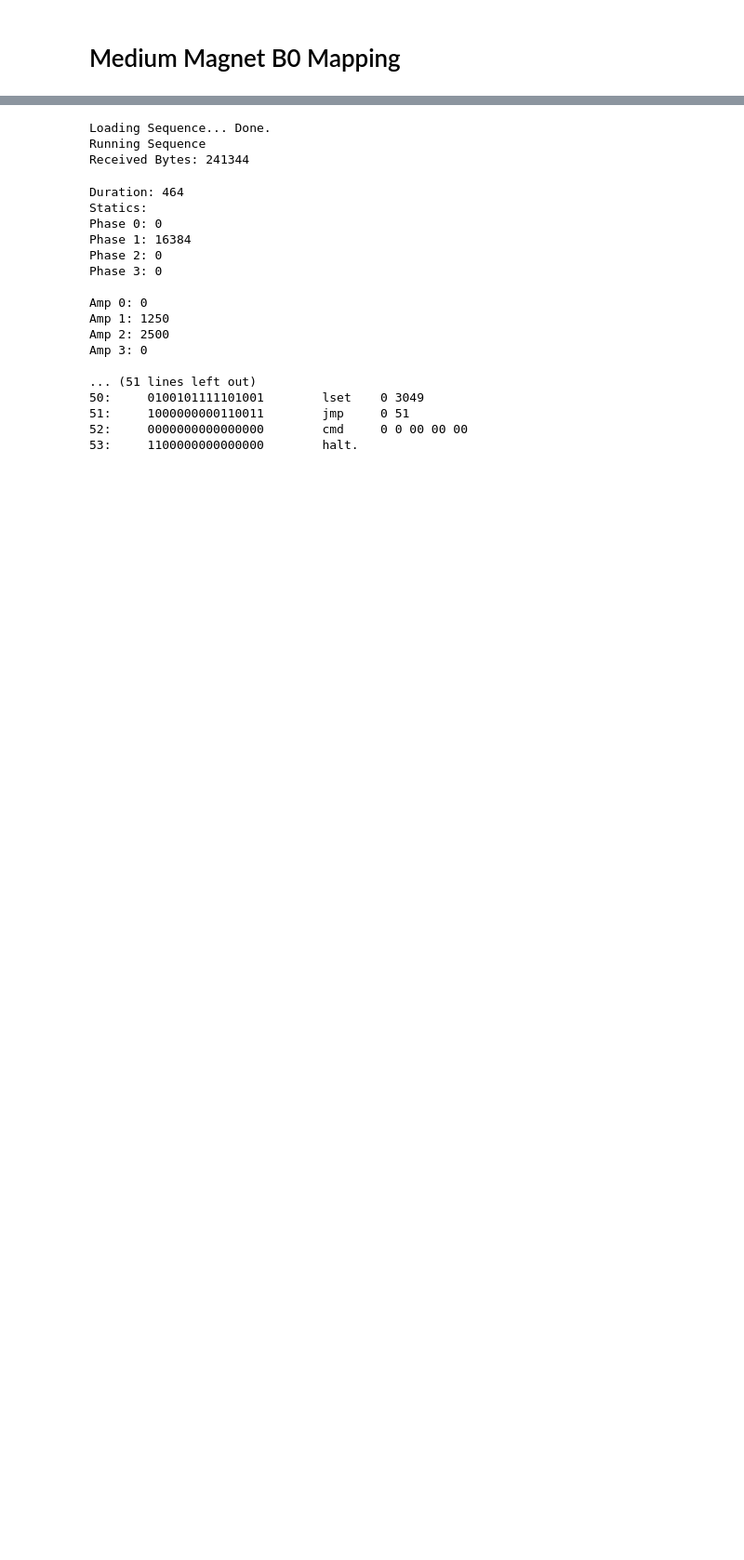
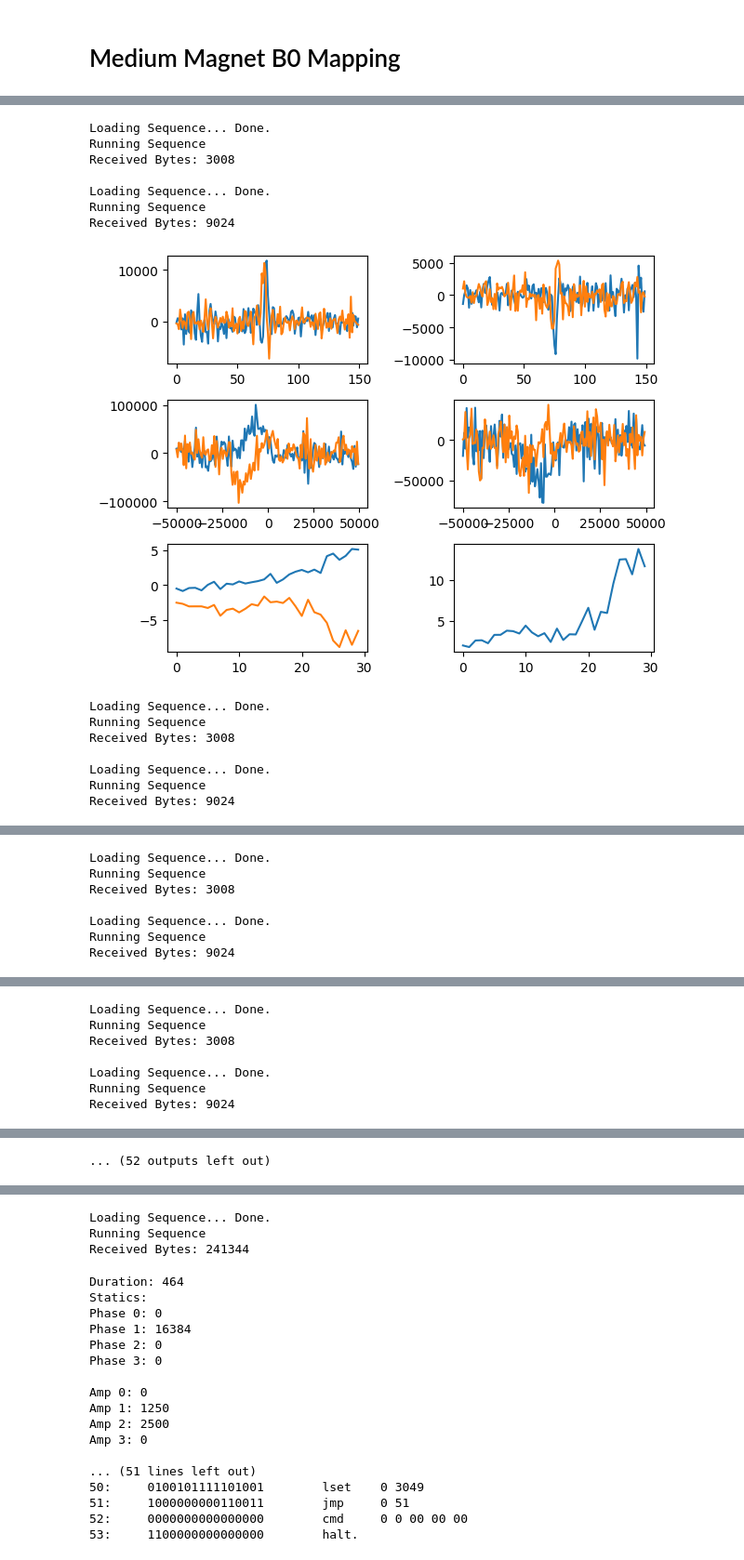
Before and after one commit to hansgaensbauer/ThermalShims, a Jupyter notebook: Flow Shims/Fieldmap/FieldMap.ipynb, the cells around one changed output, grey strips where cells are left out. Shown at 93% size. Cells and saved outputs as stored; diff of their text form; code cells hidden in the pictures; blank space fills up the shorter version.

```diff
--- a/Flow Shims/Fieldmap/FieldMap.ipynb
+++ b/Flow Shims/Fieldmap/FieldMap.ipynb
@@ -57,0 +118,27 @@ Connected to COM3
+# %%
+#run many times
+import pickle
+scans = 32
+fmapt = np.zeros(30)
+for i in range(scans):
+    fmap, d1, d2 = fieldmap(et = (5e-3,15e-3), t90=150e-6, t180=150e-6, points=30, ro_time = 1.5e-3, pw_time = None, plot=True)
+    time.sleep(1)
+    with open(f'scan_distorted{i}.pickle', 'wb+') as f:
+        pickle.dump((fmap, d1, d2), f)
+    fmapt = fmapt + fmap
+# %% [output]
+Loading Sequence... Done.
+Running Sequence
+Received Bytes: 3008
+
+Loading Sequence... Done.
+Running Sequence
+Received Bytes: 9024
+[figure, added]
+Loading Sequence... Done.
+Running Sequence
+Received Bytes: 3008
+
+Loading Sequence... Done.
+Running Sequence
+Received Bytes: 9024
@@ -57,0 +146,7 @@ Connected to COM3
+Loading Sequence... Done.
+Running Sequence
+Received Bytes: 3008
+
+Loading Sequence... Done.
+Running Sequence
+Received Bytes: 9024
@@ -57,0 +154,7 @@ Connected to COM3
+Loading Sequence... Done.
+Running Sequence
+Received Bytes: 3008
+
+Loading Sequence... Done.
+Running Sequence
+Received Bytes: 9024
@@ -57,0 +178 @@ Connected to COM3
+... (52 outputs left out)
```
Also changed, not shown: parts of 10 cells of this notebook, 4 other files.
